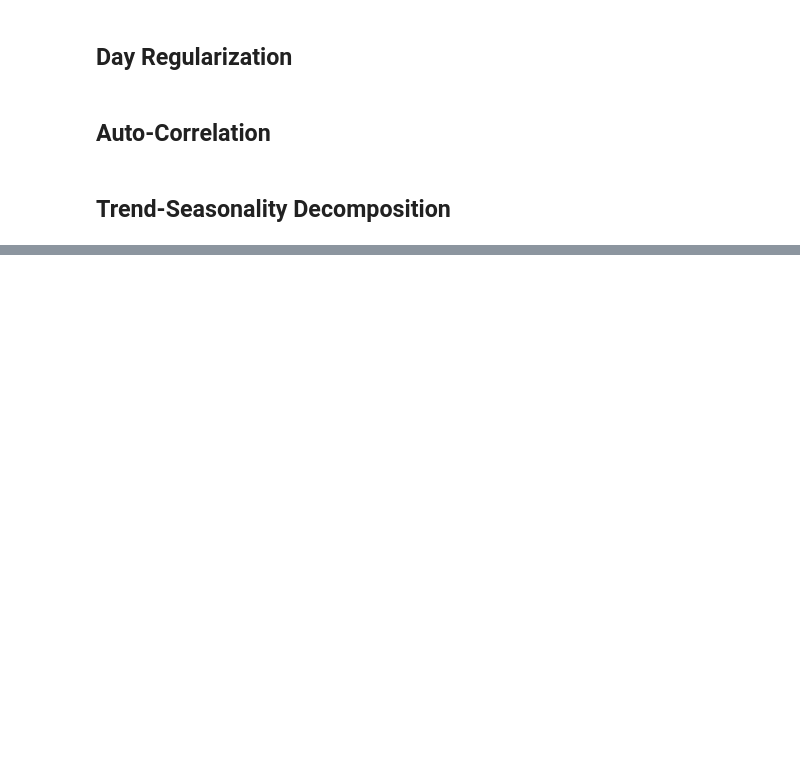
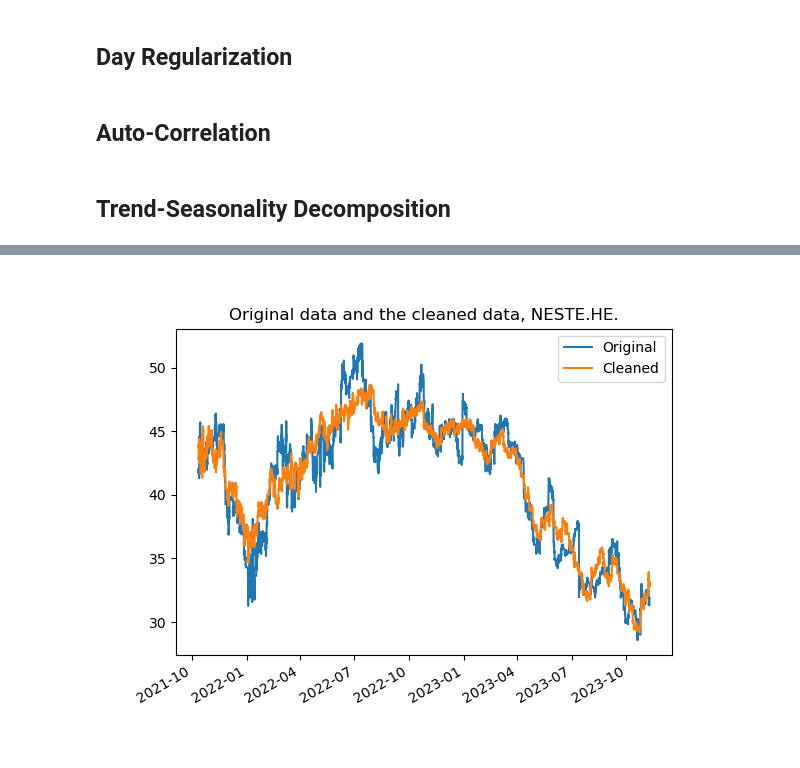
Before and after one commit to ilmari99/stonk-prediction, a Jupyter notebook: data_visualization_regular.ipynb, the cells around one changed output, grey strips where cells are left out. Saved outputs shown, nothing was run; the diff lists cells and outputs as text; code cells hidden in the pictures; blank space fills up the shorter version.

```diff
--- a/data_visualization_regular.ipynb
+++ b/data_visualization_regular.ipynb
@@ -222,0 +225,34 @@ plt.close()
+# %%
+from statsmodels.tsa.seasonal import MSTL
+
+
+def mstl_remove_outliers(stock):
+    '''
+    Removing outliers that lie in 3x standard deviation range for each stock.
+    '''
+    mstl = MSTL(stock, periods=(DAY_LENGTH*WEEK_LENGTH, DAY_LENGTH*WEEK_LENGTH*12))
+    res = mstl.fit()
+
+    cleaned_data = res.trend + (res.seasonal['seasonal_600'] - res.seasonal['seasonal_50'])
+
+    resid = res.resid
+
+    res_mean = resid.mean()
+    resid_std = resid.std()
+
+    lower_bound = res_mean - 3 * resid_std
+    upper_bound = res_mean + 3 * resid_std
+
+   # Replace the outlier with the mean of neighboring values
+    for i in range(len(cleaned_data)):
+        if resid[i] < lower_bound or resid[i] > upper_bound:
+
+            cleaned_data[i] = np.mean(cleaned_data[max(0, i - 1):i + 2])
+
+    return cleaned_data
+
+
+
+
+
+df_trend = df_regular.apply(lambda stock: mstl_seasonality_removal(stock))
@@ -222,0 +306,10 @@ plt.close()
+# %%
+
+fig = plt.figure()
+df_regular['NESTE.HE'].plot()
+df_trend['NESTE.HE'].plot()
+plt.legend(['Original', 'Cleaned'])
+plt.title('Original data and the cleaned data, NESTE.HE.')
+fig.savefig(f"./figures/original_cleaned_NESTE.jpg", format='jpg')
+# %% [output]
+[figure, added]
```
Also changed, not shown: parts of 5 cells of this notebook.
